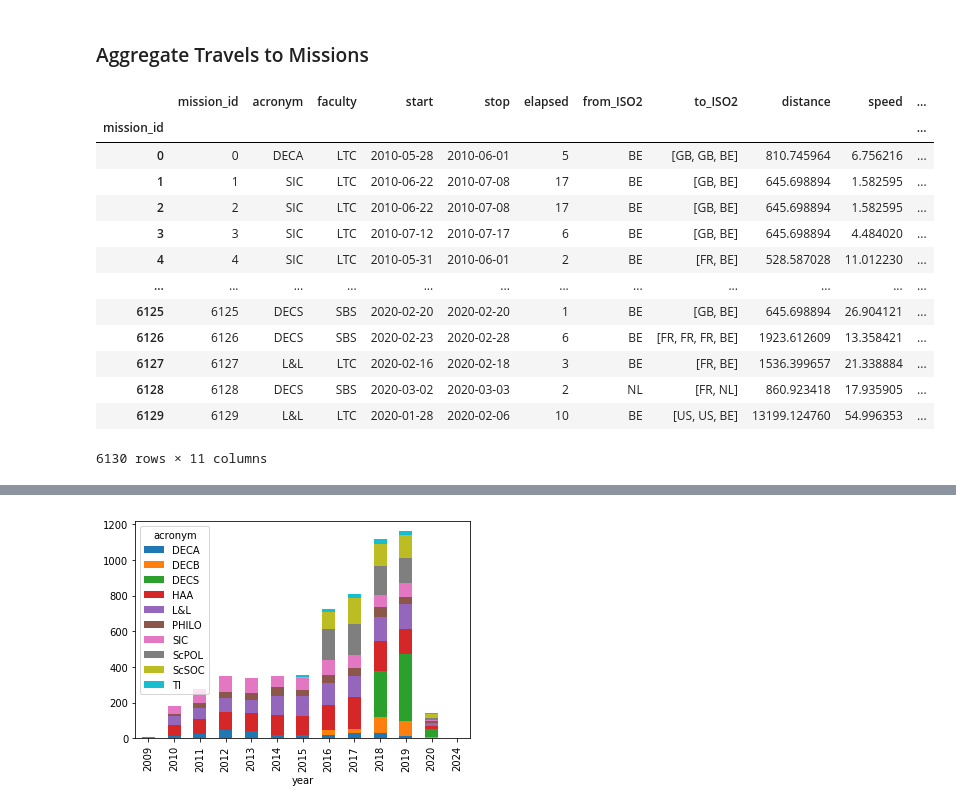
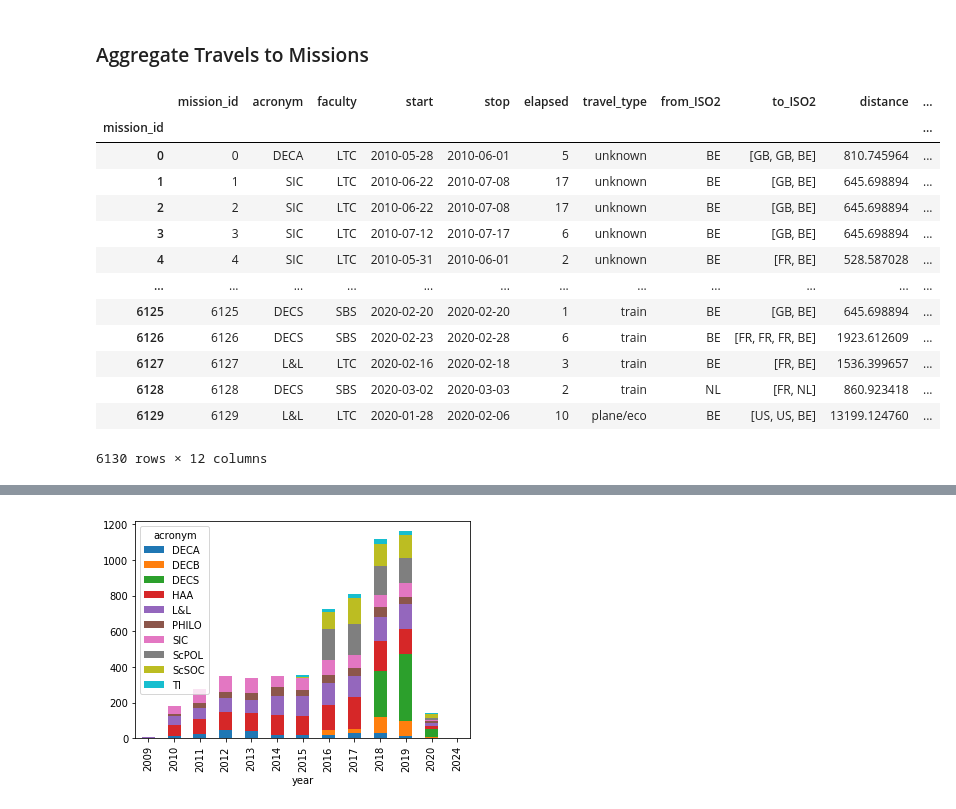
Before and after one commit to jlandercy/cookbook, a Jupyter notebook: python/api/SEM/BEP/03_Missions_Insights.ipynb, the cells around one changed output, grey strips where cells are left out. Drawn from its saved outputs; the diff is of its cells as text; code cells hidden in the pictures.

```diff
--- a/python/api/SEM/BEP/03_Missions_Insights.ipynb
+++ b/python/api/SEM/BEP/03_Missions_Insights.ipynb
@@ -75,26 +75,27 @@ Index(['travel_id', 'mission_id', 'from_geocodeid', 'from_citycleansed',
 # %%
 missions = travels.groupby('mission_id').agg({
     'mission_id': 'first', 'acronym': 'first', 'faculty': 'first',
-    'start': 'first', 'stop':'first', 'elapsed': 'first',
+    'start': 'first', 'stop':'first', 'elapsed': 'first', 'travel_type': 'first',
     'from_ISO2': 'first', 'to_ISO2': list, 'distance': 'sum',
 })
 missions['speed'] = missions['distance']/(24*missions['elapsed'])
 missions['year'] = missions['start'].dt.year
+missions['travel_type'] = missions['travel_type'].fillna('unknown')
 missions
 # %% [output]
-|  | mission_id | acronym | faculty | start | stop | elapsed | from_ISO2 | to_ISO2 | distance | speed | ... |
+|  | mission_id | acronym | faculty | start | stop | elapsed | travel_type | from_ISO2 | to_ISO2 | distance | ... |
 | mission_id |  |  |  |  |  |  |  |  |  |  | ... |
-| 0 | 0 | DECA | LTC | 2010-05-28 | 2010-06-01 | 5 | BE | [GB, GB, BE] | 810.745964 | 6.756216 | ... |
-| 1 | 1 | SIC | LTC | 2010-06-22 | 2010-07-08 | 17 | BE | [GB, BE] | 645.698894 | 1.582595 | ... |
-| 2 | 2 | SIC | LTC | 2010-06-22 | 2010-07-08 | 17 | BE | [GB, BE] | 645.698894 | 1.582595 | ... |
-| 3 | 3 | SIC | LTC | 2010-07-12 | 2010-07-17 | 6 | BE | [GB, BE] | 645.698894 | 4.484020 | ... |
-| 4 | 4 | SIC | LTC | 2010-05-31 | 2010-06-01 | 2 | BE | [FR, BE] | 528.587028 | 11.012230 | ... |
+| 0 | 0 | DECA | LTC | 2010-05-28 | 2010-06-01 | 5 | unknown | BE | [GB, GB, BE] | 810.745964 | ... |
+| 1 | 1 | SIC | LTC | 2010-06-22 | 2010-07-08 | 17 | unknown | BE | [GB, BE] | 645.698894 | ... |
+| 2 | 2 | SIC | LTC | 2010-06-22 | 2010-07-08 | 17 | unknown | BE | [GB, BE] | 645.698894 | ... |
+| 3 | 3 | SIC | LTC | 2010-07-12 | 2010-07-17 | 6 | unknown | BE | [GB, BE] | 645.698894 | ... |
+| 4 | 4 | SIC | LTC | 2010-05-31 | 2010-06-01 | 2 | unknown | BE | [FR, BE] | 528.587028 | ... |
 | ... | ... | ... | ... | ... | ... | ... | ... | ... | ... | ... | ... |
-| 6125 | 6125 | DECS | SBS | 2020-02-20 | 2020-02-20 | 1 | BE | [GB, BE] | 645.698894 | 26.904121 | ... |
-| 6126 | 6126 | DECS | SBS | 2020-02-23 | 2020-02-28 | 6 | BE | [FR, FR, FR, BE] | 1923.612609 | 13.358421 | ... |
-| 6127 | 6127 | L&L | LTC | 2020-02-16 | 2020-02-18 | 3 | BE | [FR, BE] | 1536.399657 | 21.338884 | ... |
-| 6128 | 6128 | DECS | SBS | 2020-03-02 | 2020-03-03 | 2 | NL | [FR, NL] | 860.923418 | 17.935905 | ... |
-| 6129 | 6129 | L&L | LTC | 2020-01-28 | 2020-02-06 | 10 | BE | [US, US, BE] | 13199.124760 | 54.996353 | ... |
+| 6125 | 6125 | DECS | SBS | 2020-02-20 | 2020-02-20 | 1 | train | BE | [GB, BE] | 645.698894 | ... |
+| 6126 | 6126 | DECS | SBS | 2020-02-23 | 2020-02-28 | 6 | train | BE | [FR, FR, FR, BE] | 1923.612609 | ... |
+| 6127 | 6127 | L&L | LTC | 2020-02-16 | 2020-02-18 | 3 | train | BE | [FR, BE] | 1536.399657 | ... |
+| 6128 | 6128 | DECS | SBS | 2020-03-02 | 2020-03-03 | 2 | train | NL | [FR, NL] | 860.923418 | ... |
+| 6129 | 6129 | L&L | LTC | 2020-01-28 | 2020-02-06 | 10 | plane/eco | BE | [US, US, BE] | 13199.124760 | ... |
-6130 rows × 11 columns
+6130 rows × 12 columns
 # %%
 missions = missions.loc[missions['elapsed']<31,:]
```
Also changed, not shown: parts of 9 cells of this notebook.
